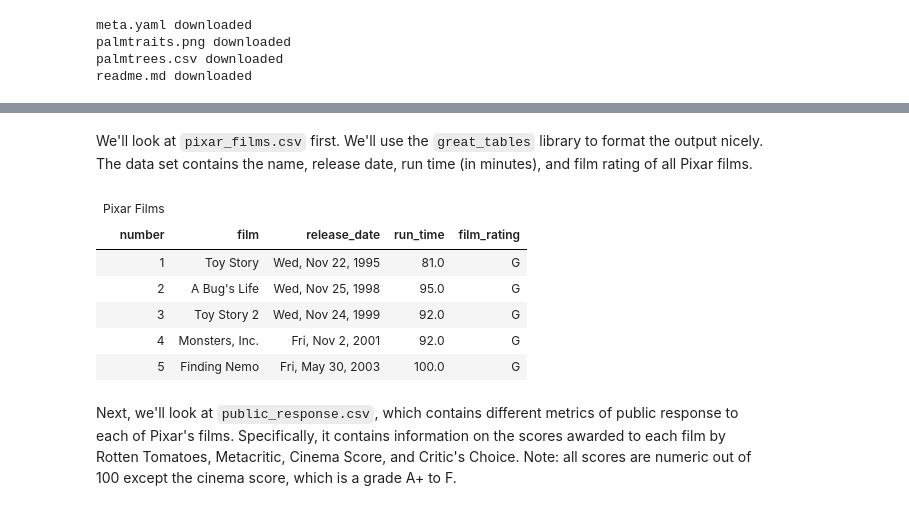
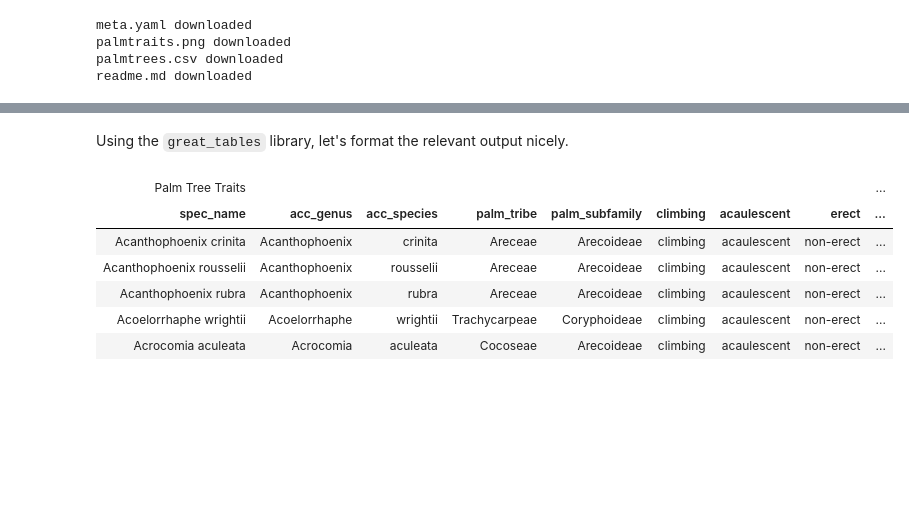
Before and after one commit to kylieainslie/pydy-tuesday, a Jupyter notebook: 2025-03-18/pt_2025-03-18.ipynb, the cells around one changed output, grey strips where cells are left out. Cells and saved outputs as stored; diff of their text form; code cells hidden in the pictures; blank space fills up the shorter version.

```diff
--- a/2025-03-18/pt_2025-03-18.ipynb
+++ b/2025-03-18/pt_2025-03-18.ipynb
@@ -37,5 +38,5 @@ First, let's read in the data and have a look. We'll read in two CSV files: `pix
 # %%
 import pandas as pd
 
-pf = pd.read_csv("pixar_films.csv")
-pr = pd.read_csv("public_response.csv")
+df = pd.read_csv("palmtrees.csv", encoding='latin-1')
+print(df.head())
@@ -42,20 +52,18 @@ pr = pd.read_csv("public_response.csv")
-# %% [markdown]
-We'll look at `pixar_films.csv` first. We'll use the `great_tables` library to format the output nicely. The data set contains the name, release date, run time (in minutes), and film rating of all Pixar films.
+# %% [markdown]
+Using the `great_tables` library, let's format the relevant output nicely.
 # %%
 from great_tables import GT
 
 (
-    GT(pf.head())
-    .tab_header(title="Pixar Films")
-    .fmt_date(columns=["release_date"], date_style="wd_m_day_year")
+    GT(df.head())
+    .tab_header(title="Palm Tree Traits")
+    #.fmt_date(columns=["release_date"], date_style="wd_m_day_year")
 )
 # %% [output]
-| Pixar Films |  |  |  |  |
-| number | film | release_date | run_time | film_rating |
-| 1 | Toy Story | Wed, Nov 22, 1995 | 81.0 | G |
-| 2 | A Bug's Life | Wed, Nov 25, 1998 | 95.0 | G |
-| 3 | Toy Story 2 | Wed, Nov 24, 1999 | 92.0 | G |
-| 4 | Monsters, Inc. | Fri, Nov 2, 2001 | 92.0 | G |
-| 5 | Finding Nemo | Fri, May 30, 2003 | 100.0 | G |
+| Palm Tree Traits |  |  |  |  |  |  |  | ... |
+| spec_name | acc_genus | acc_species | palm_tribe | palm_subfamily | climbing | acaulescent | erect | ... |
+| Acanthophoenix crinita | Acanthophoenix | crinita | Areceae | Arecoideae | climbing | acaulescent | non-erect | ... |
+| Acanthophoenix rousselii | Acanthophoenix | rousselii | Areceae | Arecoideae | climbing | acaulescent | non-erect | ... |
+| Acanthophoenix rubra | Acanthophoenix | rubra | Areceae | Arecoideae | climbing | acaulescent | non-erect | ... |
+| Acoelorrhaphe wrightii | Acoelorrhaphe | wrightii | Trachycarpeae | Coryphoideae | climbing | acaulescent | non-erect | ... |
+| Acrocomia aculeata | Acrocomia | aculeata | Cocoseae | Arecoideae | climbing | acaulescent | non-erect | ... |
-# %% [markdown]
-Next, we'll look at `public_response.csv`, which contains different metrics of public response to each of Pixar's films. Specifically, it contains information on the scores awarded to each film by Rotten Tomatoes, Metacritic, Cinema Score, and Critic's Choice. Note: all scores are numeric out of 100 except the cinema score, which is a grade A+ to F.
```
Also changed, not shown: parts of 18 cells of this notebook.
